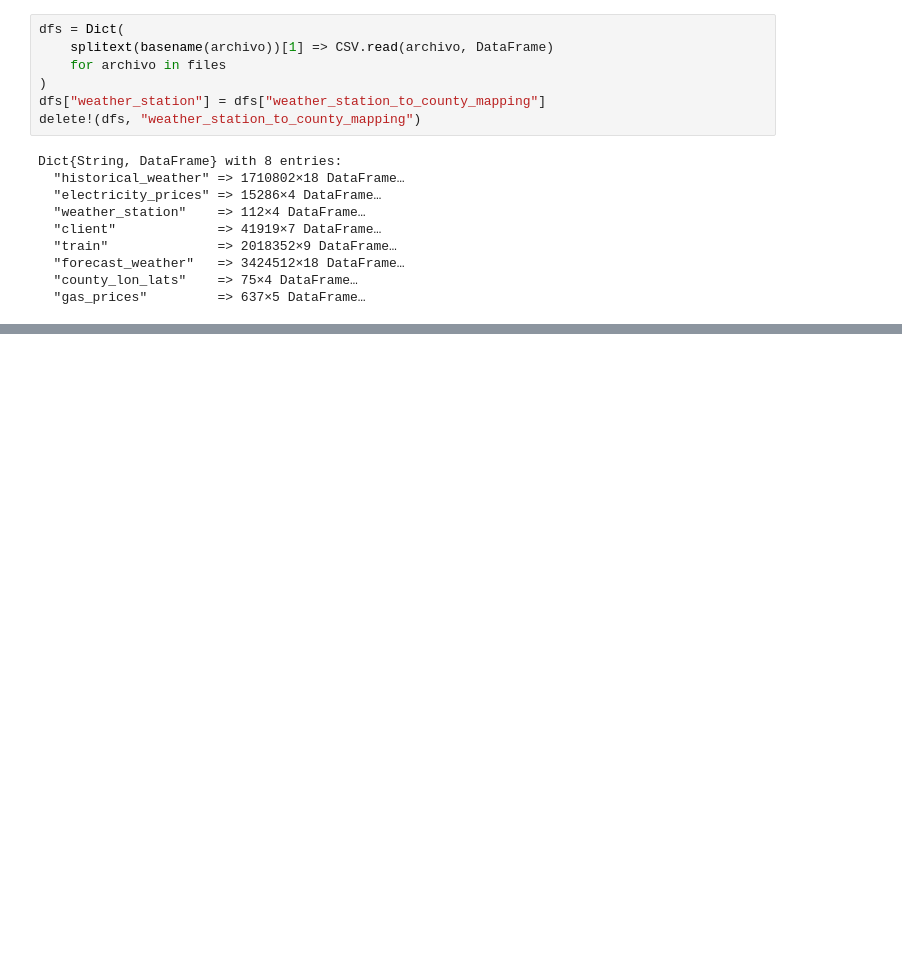
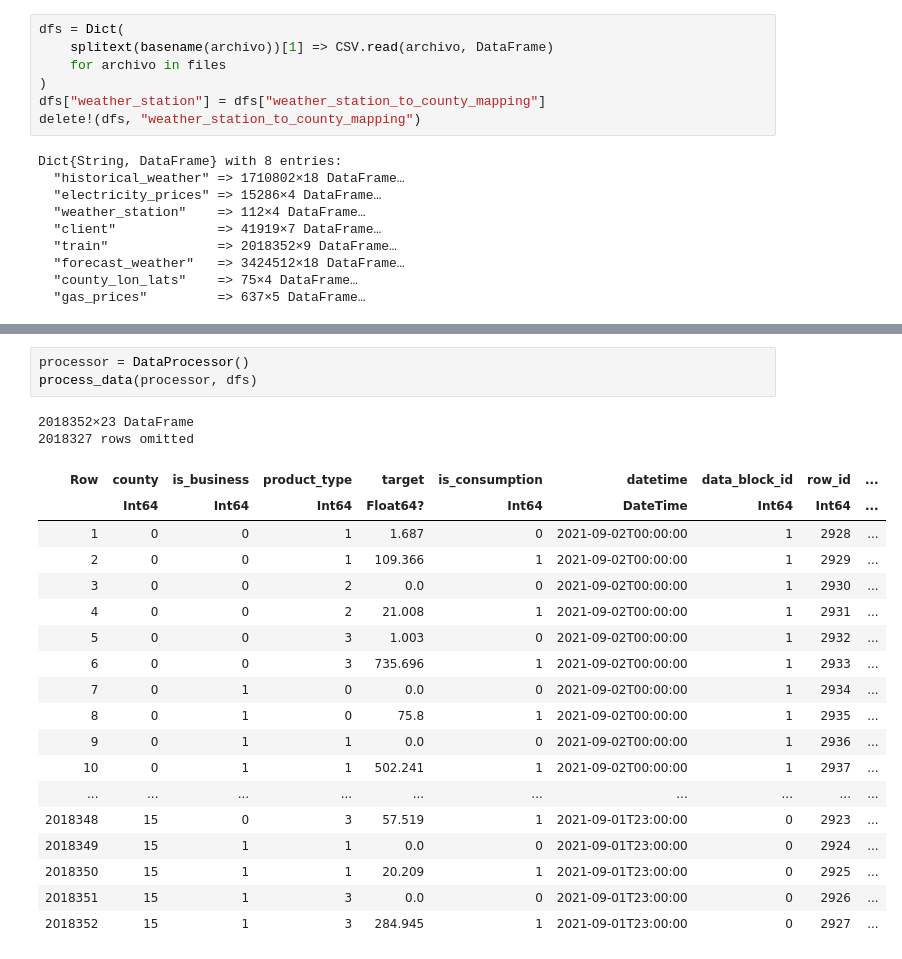
Before and after one commit to pabbuen/TFG-ProduccionElectrica, a Jupyter notebook: codigo/Julia/preprocesamiento.ipynb, the cells around one changed output, grey strips where cells are left out. Saved outputs shown, nothing was run; the diff lists cells and outputs as text; blank space fills up the shorter version.

```diff
--- a/codigo/Julia/preprocesamiento.ipynb
+++ b/codigo/Julia/preprocesamiento.ipynb
@@ -43,3 +131,27 @@ Dict{String, DataFrame} with 8 entries:
+# %%
+processor = DataProcessor()
+process_data(processor, dfs)
+# %% [output]
+2018352×23 DataFrame
+2018327 rows omitted
+| Row | county | is_business | product_type | target | is_consumption | datetime | data_block_id | row_id | ... |
+|  | Int64 | Int64 | Int64 | Float64? | Int64 | DateTime | Int64 | Int64 | ... |
+| 1 | 0 | 0 | 1 | 1.687 | 0 | 2021-09-02T00:00:00 | 1 | 2928 | ... |
+| 2 | 0 | 0 | 1 | 109.366 | 1 | 2021-09-02T00:00:00 | 1 | 2929 | ... |
+| 3 | 0 | 0 | 2 | 0.0 | 0 | 2021-09-02T00:00:00 | 1 | 2930 | ... |
+| 4 | 0 | 0 | 2 | 21.008 | 1 | 2021-09-02T00:00:00 | 1 | 2931 | ... |
+| 5 | 0 | 0 | 3 | 1.003 | 0 | 2021-09-02T00:00:00 | 1 | 2932 | ... |
+| 6 | 0 | 0 | 3 | 735.696 | 1 | 2021-09-02T00:00:00 | 1 | 2933 | ... |
+| 7 | 0 | 1 | 0 | 0.0 | 0 | 2021-09-02T00:00:00 | 1 | 2934 | ... |
+| 8 | 0 | 1 | 0 | 75.8 | 1 | 2021-09-02T00:00:00 | 1 | 2935 | ... |
+| 9 | 0 | 1 | 1 | 0.0 | 0 | 2021-09-02T00:00:00 | 1 | 2936 | ... |
+| 10 | 0 | 1 | 1 | 502.241 | 1 | 2021-09-02T00:00:00 | 1 | 2937 | ... |
+| ... | ... | ... | ... | ... | ... | ... | ... | ... | ... |
+| 2018348 | 15 | 0 | 3 | 57.519 | 1 | 2021-09-01T23:00:00 | 0 | 2923 | ... |
+| 2018349 | 15 | 1 | 1 | 0.0 | 0 | 2021-09-01T23:00:00 | 0 | 2924 | ... |
+| 2018350 | 15 | 1 | 1 | 20.209 | 1 | 2021-09-01T23:00:00 | 0 | 2925 | ... |
+| 2018351 | 15 | 1 | 3 | 0.0 | 0 | 2021-09-01T23:00:00 | 0 | 2926 | ... |
+| 2018352 | 15 | 1 | 3 | 284.945 | 1 | 2021-09-01T23:00:00 | 0 | 2927 | ... |
 # %%
 as = rename(
     dfs["electricity_prices"],
```
Also changed, not shown: parts of 6 cells of this notebook, 1 other file.
